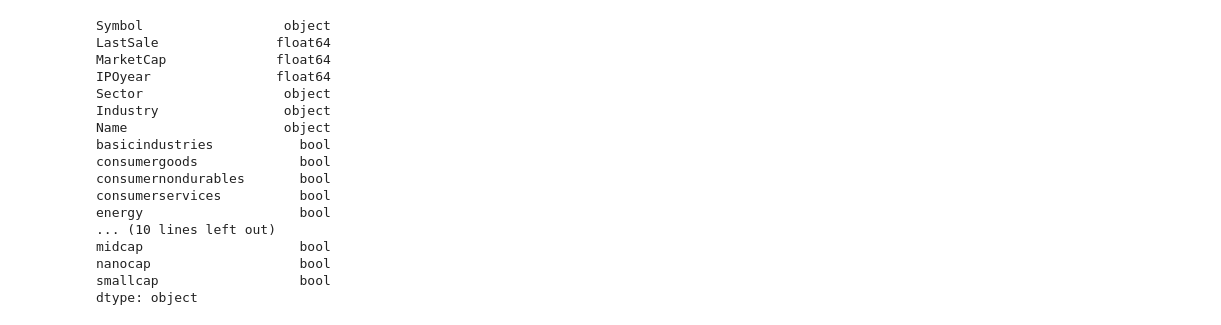
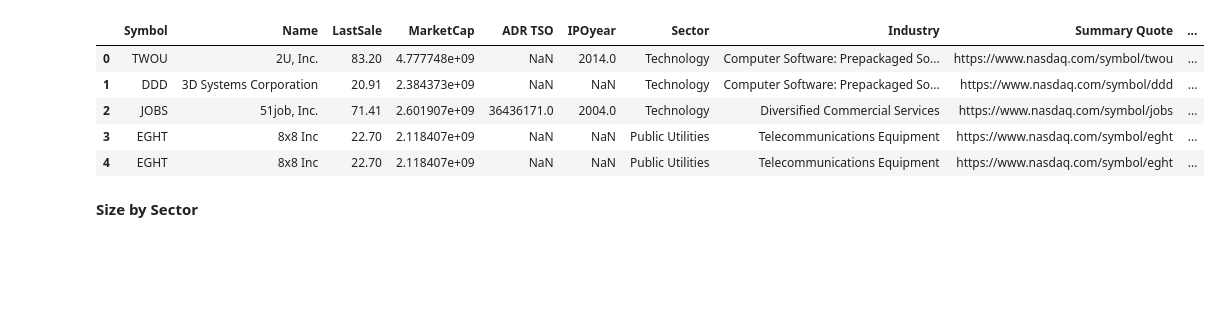
Before and after one commit to raymondmyu/trading, a Jupyter notebook: intrinio/tickers.ipynb, the cells around one changed output. Cells and saved outputs as stored; diff of their text form; code cells hidden in the pictures; blank space fills up the shorter version.

```diff
--- a/intrinio/tickers.ipynb
+++ b/intrinio/tickers.ipynb
@@ -61,20 +32,11 @@ dtype: int64
 # %%
-df_merged.dtypes
+df_merged.head()
 # %% [output]
-Symbol                  object
-LastSale               float64
-MarketCap              float64
-IPOyear                float64
-Sector                  object
-Industry                object
-Name                    object
-basicindustries           bool
-consumergoods             bool
-consumernondurables       bool
-consumerservices          bool
-energy                    bool
-... (10 lines left out)
-midcap                    bool
-nanocap                   bool
-smallcap                  bool
-dtype: object
+|  | Symbol | Name | LastSale | MarketCap | ADR TSO | IPOyear | Sector | Industry | Summary Quote | ... |
+| 0 | TWOU | 2U, Inc. | 83.20 | 4.777748e+09 | NaN | 2014.0 | Technology | Computer Software: Prepackaged So... | https://www.nasdaq.com/symbol/twou | ... |
+| 1 | DDD | 3D Systems Corporation | 20.91 | 2.384373e+09 | NaN | NaN | Technology | Computer Software: Prepackaged So... | https://www.nasdaq.com/symbol/ddd | ... |
+| 2 | JOBS | 51job, Inc. | 71.41 | 2.601907e+09 | 36436171.0 | 2004.0 | Technology | Diversified Commercial Services | https://www.nasdaq.com/symbol/jobs | ... |
+| 3 | EGHT | 8x8 Inc | 22.70 | 2.118407e+09 | NaN | NaN | Public Utilities | Telecommunications Equipment | https://www.nasdaq.com/symbol/eght | ... |
+| 4 | EGHT | 8x8 Inc | 22.70 | 2.118407e+09 | NaN | NaN | Public Utilities | Telecommunications Equipment | https://www.nasdaq.com/symbol/eght | ... |
+# %% [markdown]
+**Size by Sector**
```
Also changed, not shown: parts of 14 cells of this notebook, 6 other files.
